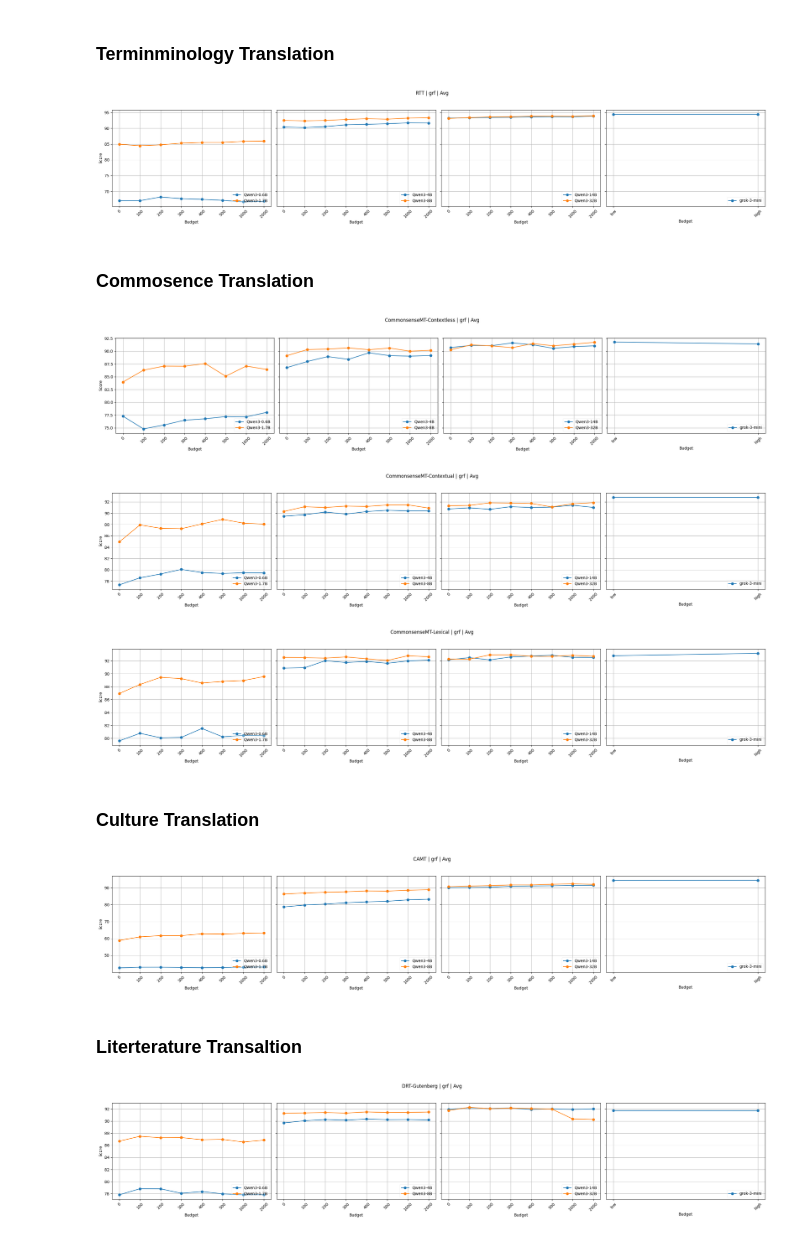
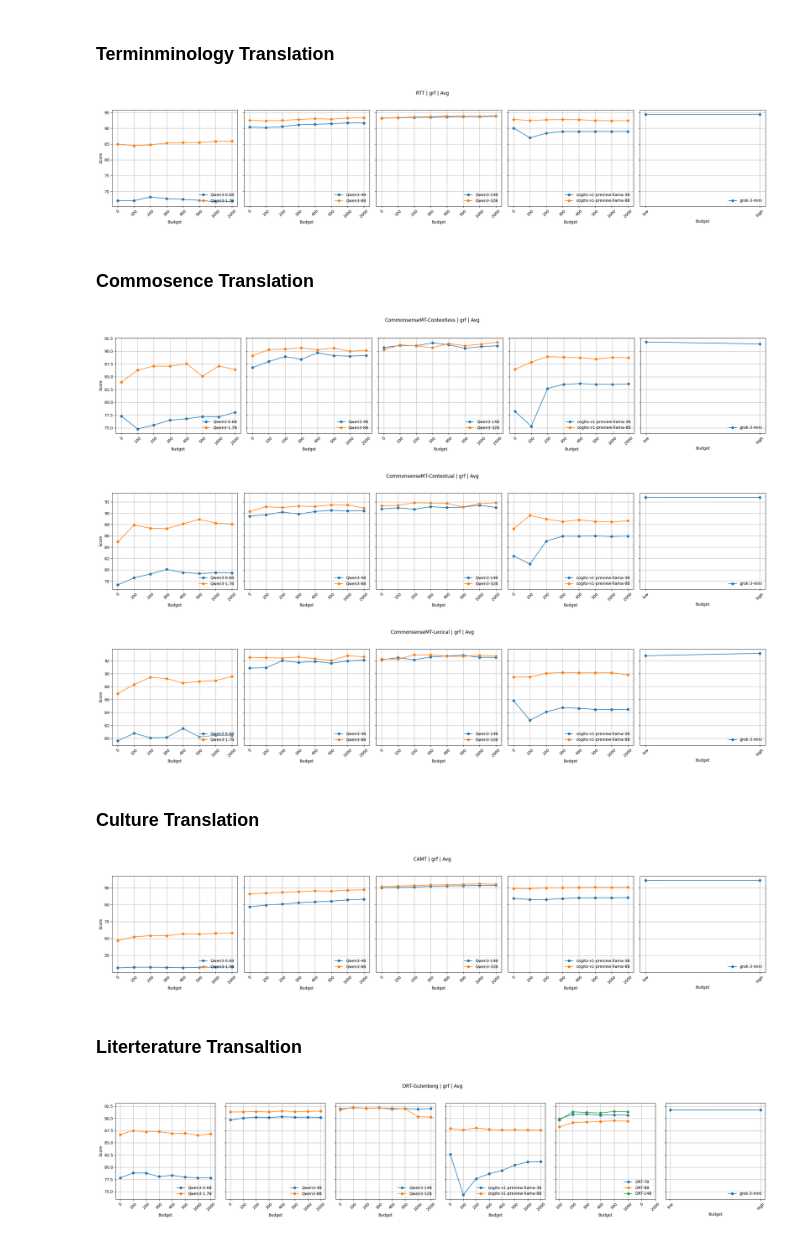
Before and after one commit to ZiHAO-LI-cmd/rm4mt, a Jupyter notebook: rm4mt_eval/analysis/analysis_grf.ipynb, the cells around one changed output. Cells and saved outputs as stored; diff of their text form; code cells hidden in the pictures.

```diff
--- a/rm4mt_eval/analysis/analysis_grf.ipynb
+++ b/rm4mt_eval/analysis/analysis_grf.ipynb
@@ -299,13 +303,14 @@ plot_models_groups_side_by_side(
         ['Qwen3-0.6B', 'Qwen3-1.7B'],
         ['Qwen3-4B', 'Qwen3-8B'],
         ['Qwen3-14B', 'Qwen3-32B'],
+        ["cogito-v1-preview-llama-3B", "cogito-v1-preview-llama-8B"],
         ['grok-3-mini'],
     ],
     budget_ticks=[0, 100, 200, 300, 400, 500, 1000, 2000],
     figsize=(24, 5)
 )
 # %% [output]
-[figure, old version]
+[figure, new version]
 # %% [markdown]
 ### Commosence Translation
 # %%
@@ -318,13 +323,14 @@ plot_models_groups_side_by_side(
         ['Qwen3-0.6B', 'Qwen3-1.7B'],
         ['Qwen3-4B', 'Qwen3-8B'],
         ['Qwen3-14B', 'Qwen3-32B'],
+        ["cogito-v1-preview-llama-3B", "cogito-v1-preview-llama-8B"],
         ['grok-3-mini'],
     ],
     budget_ticks=[0, 100, 200, 300, 400, 500, 1000, 2000],
     figsize=(24, 5)
 )
 # %% [output]
-[figure, old version]
+[figure, new version]
 # %%
 plot_models_groups_side_by_side(
     dfs_by_metric['grf'],
@@ -335,13 +341,14 @@ plot_models_groups_side_by_side(
         ['Qwen3-0.6B', 'Qwen3-1.7B'],
         ['Qwen3-4B', 'Qwen3-8B'],
         ['Qwen3-14B', 'Qwen3-32B'],
+        ["cogito-v1-preview-llama-3B", "cogito-v1-preview-llama-8B"],
         ['grok-3-mini'],
     ],
     budget_ticks=[0, 100, 200, 300, 400, 500, 1000, 2000],
     figsize=(24, 5)
 )
 # %% [output]
-[figure, old version]
+[figure, new version]
 # %%
 plot_models_groups_side_by_side(
     dfs_by_metric['grf'],
@@ -352,13 +359,14 @@ plot_models_groups_side_by_side(
         ['Qwen3-0.6B', 'Qwen3-1.7B'],
         ['Qwen3-4B', 'Qwen3-8B'],
         ['Qwen3-14B', 'Qwen3-32B'],
+        ["cogito-v1-preview-llama-3B", "cogito-v1-preview-llama-8B"],
         ['grok-3-mini'],
     ],
     budget_ticks=[0, 100, 200, 300, 400, 500, 1000, 2000],
     figsize=(24, 5)
 )
 # %% [output]
-[figure, old version]
+[figure, new version]
 # %% [markdown]
 ### Culture Translation
 # %%
@@ -371,32 +379,35 @@ plot_models_groups_side_by_side(
         ['Qwen3-0.6B', 'Qwen3-1.7B'],
         ['Qwen3-4B', 'Qwen3-8B'],
         ['Qwen3-14B', 'Qwen3-32B'],
+        ["cogito-v1-preview-llama-3B", "cogito-v1-preview-llama-8B"],
         ['grok-3-mini'],
     ],
     budget_ticks=[0, 100, 200, 300, 400, 500, 1000, 2000],
     figsize=(24, 5)
 )
 # %% [output]
-[figure, old version]
+[figure, new version]
 # %% [markdown]
 ### Literterature Transaltion
 # %%
 plot_models_groups_side_by_side(
-    dfs_by_metric['grf'],
-    task='DRT-Gutenberg',
-    metric='grf',
-    lang_pair='Avg',
+    dfs_by_metric["grf"],
+    task="DRT-Gutenberg",
+    metric="grf",
+    lang_pair="Avg",
     model_groups=[
-        ['Qwen3-0.6B', 'Qwen3-1.7B'],
-        ['Qwen3-4B', 'Qwen3-8B'],
-        ['Qwen3-14B', 'Qwen3-32B'],
-        ['grok-3-mini'],
+        ["Qwen3-0.6B", "Qwen3-1.7B"],
+        ["Qwen3-4B", "Qwen3-8B"],
+        ["Qwen3-14B", "Qwen3-32B"],
+        ["cogito-v1-preview-llama-3B", "cogito-v1-preview-llama-8B"],
+        ["DRT-7B", "DRT-8B", "DRT-14B"],
+        ["grok-3-mini"],
     ],
     budget_ticks=[0, 100, 200, 300, 400, 500, 1000, 2000],
-    figsize=(24, 5)
+    figsize=(24, 5),
 )
 # %% [output]
-[figure, old version]
+[figure, new version]
 # %%
 plot_models_groups_side_by_side(
     dfs_by_metric['grf'],
```
Also changed, not shown: parts of 8 cells of this notebook, 6 other files.
